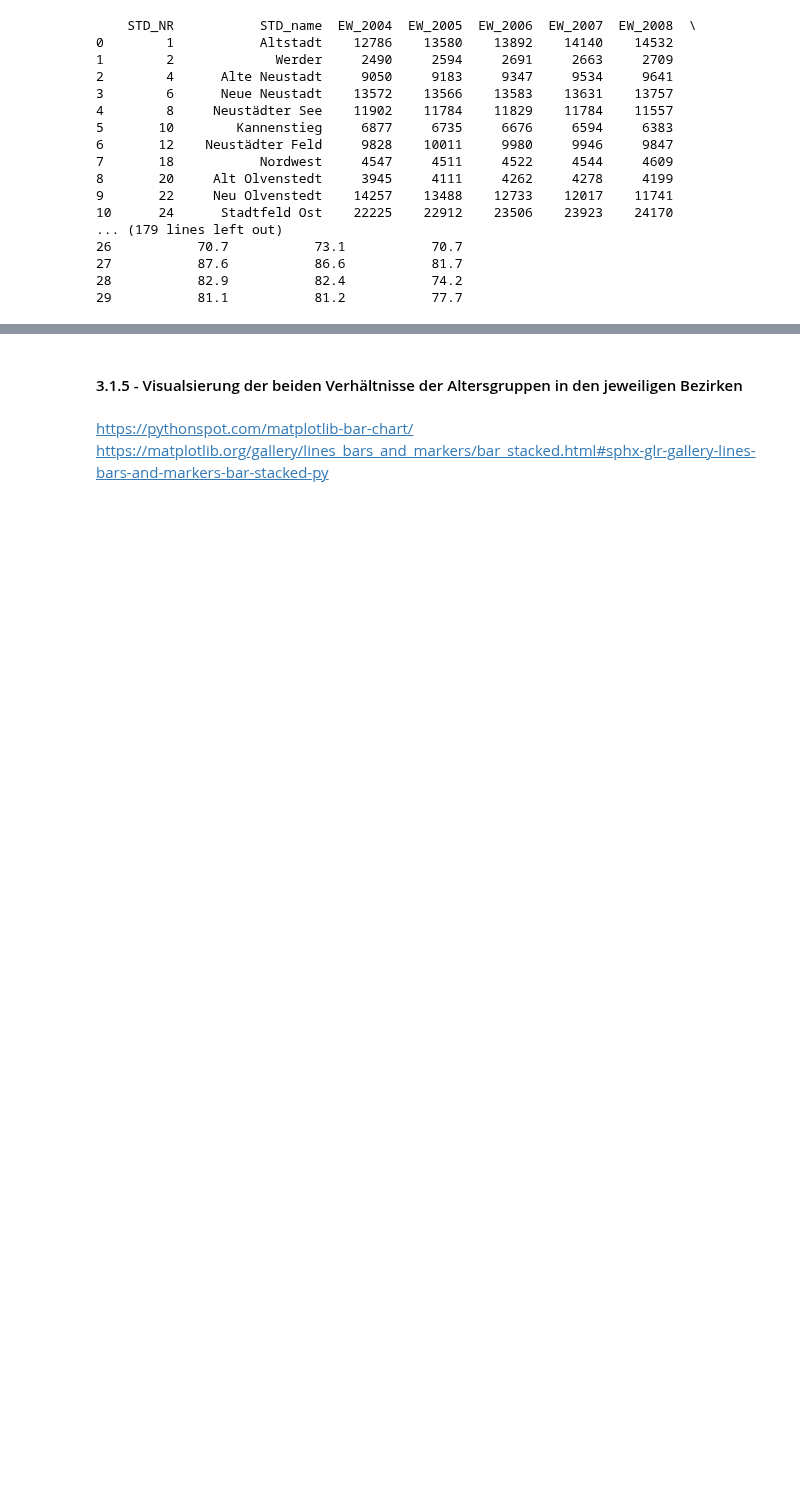
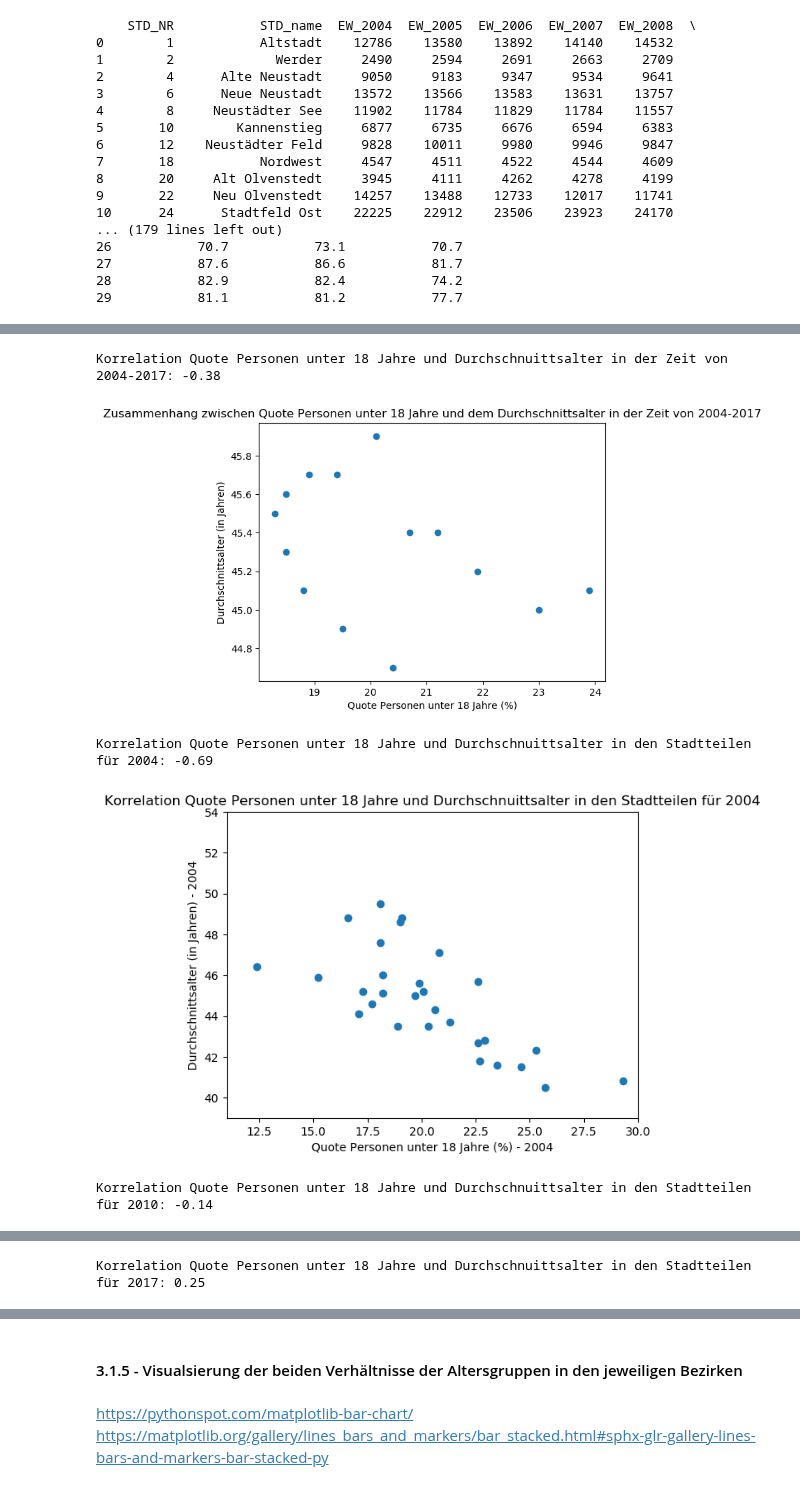
Before and after one commit to tschroeder10961/datascience-urban-segregation, a Jupyter notebook: GruppeA/Gruppe A Jupyter.ipynb, the cells around one changed output, grey strips where cells are left out. Cells and saved outputs as stored; diff of their text form; code cells hidden in the pictures; blank space fills up the shorter version.

Commit message:
new_alter
Korrelationen für ALter ergänzt
Ausreißer Stadtteile für Alter ergänzt.

```diff
--- a/GruppeA/Gruppe A Jupyter.ipynb
+++ b/GruppeA/Gruppe A Jupyter.ipynb
@@ -223,0 +248,44 @@ Mit den Summen der Altersverteilung die relative Verteilung der Altersklassen f
+# %%
+print ("Korrelation Quote Personen unter 18 Jahre und Durchschnuittsalter in der Zeit von 2004-2017: " + str(cor_JUNG_DA_verl))
+plt.scatter(verl_jung_DA_df["verl_jung"], verl_jung_DA_df["verl_DA"])
+plt.xlabel('Quote Personen unter 18 Jahre (%)')
+plt.ylabel('Durchschnittsalter (in Jahren)')
+plt.title('Zusammenhang zwischen Quote Personen unter 18 Jahre und dem Durchschnittsalter in der Zeit von 2004-2017')
+plt.show()
+print("")
+
+print ("Korrelation Quote Personen unter 18 Jahre und Durchschnuittsalter in den Stadtteilen für 2004: " + str(cor_AGE_Jung_04))
+plt.scatter(magdeb007["JQ_2004"], magdeb007["DA_2004"])
+plt.xlim(11,30)
+plt.ylim(39,54)
+plt.xlabel('Quote Personen unter 18 Jahre (%) - 2004')
+plt.ylabel('Durchschnittsalter (in Jahren) - 2004')
+plt.title('Korrelation Quote Personen unter 18 Jahre und Durchschnuittsalter in den Stadtteilen für 2004')
+plt.show()
+print("")
+
+print ("Korrelation Quote Personen unter 18 Jahre und Durchschnuittsalter in den Stadtteilen für 2010: " + str(cor_AGE_Jung_10))
+plt.scatter(magdeb007["JQ_2010"], magdeb007["DA_2010"])
+plt.xlim(11,30)
+plt.ylim(39,54)
+plt.xlabel('Quote Personen unter 18 Jahre (%) - 2010')
+plt.ylabel('Durchschnittsalter (in Jahren) - 2010')
+plt.title('Korrelation Quote Personen unter 18 Jahre und Durchschnuittsalter in den Stadtteilen für 2010')
+plt.show()
+print("")
+
+print ("Korrelation Quote Personen unter 18 Jahre und Durchschnuittsalter in den Stadtteilen für 2017: " + str(cor_AGE_Jung_17))
+plt.scatter(magdeb007["JQ_2017"], magdeb007["DA_2017"])
+plt.xlim(11,30)
+plt.ylim(39,54)
+plt.xlabel('Quote Personen unter 18 Jahre (%) - 2017')
+plt.ylabel('Durchschnittsalter (in Jahren) - 2017')
+plt.title('Korrelation Quote Personen unter 18 Jahre und Durchschnuittsalter in den Stadtteilen für 2017')
+plt.show()
+print("")
+# %% [output]
+Korrelation Quote Personen unter 18 Jahre und Durchschnuittsalter in der Zeit von 2004-2017: -0.38
+[figure, added]
+Korrelation Quote Personen unter 18 Jahre und Durchschnuittsalter in den Stadtteilen für 2004: -0.69
+[figure, added]
+Korrelation Quote Personen unter 18 Jahre und Durchschnuittsalter in den Stadtteilen für 2010: -0.14
@@ -223,0 +293 @@ Mit den Summen der Altersverteilung die relative Verteilung der Altersklassen f
+Korrelation Quote Personen unter 18 Jahre und Durchschnuittsalter in den Stadtteilen für 2017: 0.25
```
Also changed, not shown: parts of 19 cells of this notebook.
